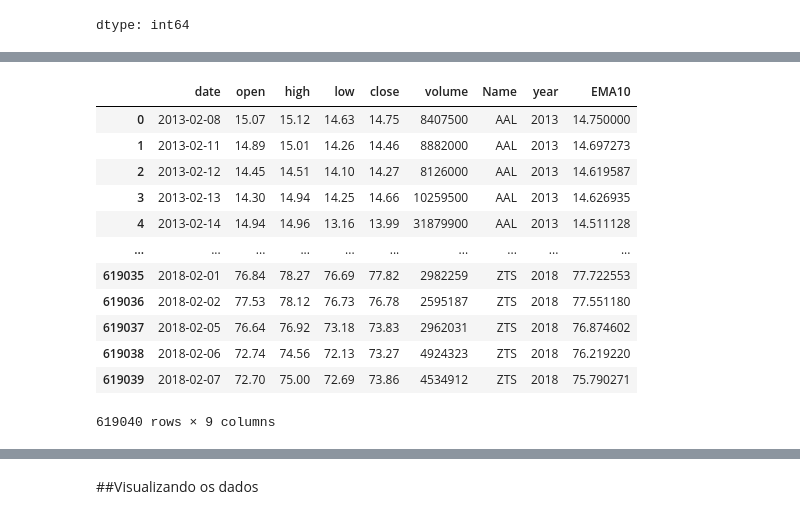
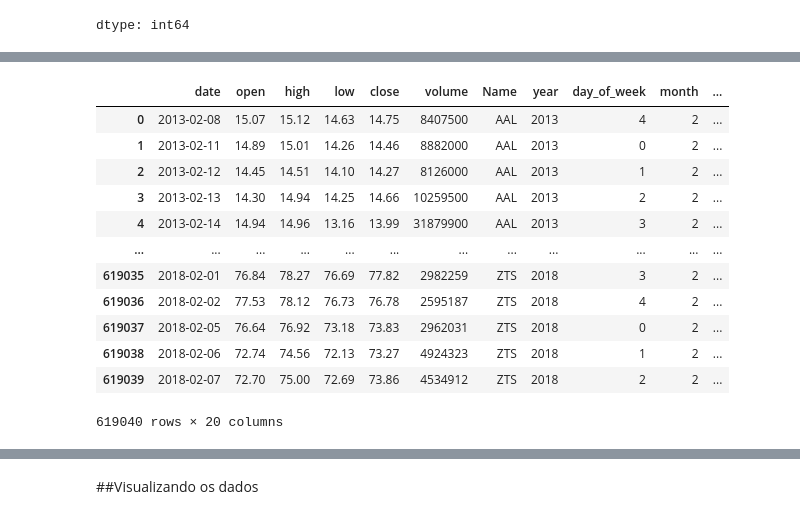
Before and after one commit to Vitor4818/StockTrendClassifier, a Jupyter notebook: StockTrendClassifier.ipynb, the cells around one changed output, grey strips where cells are left out. Cells and saved outputs as stored; diff of their text form; code cells hidden in the pictures.

```diff
--- a/StockTrendClassifier.ipynb
+++ b/StockTrendClassifier.ipynb
@@ -102,0 +89,8 @@ df
+# %%
+#Criando as colunas de datas
+df['year'] = pd.DatetimeIndex(df['date']).year
+df['date'] = pd.to_datetime(df['date'])
+df['day_of_week'] = df['date'].dt.dayofweek  # 0 = segunda, 4 = sexta
+df['month'] = df['date'].dt.month
+df['days_since_start'] = (df['date'] - df['date'].min()).dt.days
+df
@@ -102,0 +111,13 @@ df
+# %%
+#Criando coluna de média movel exponencial
+df['EMA14'] = df.groupby('Name')['close'].transform(lambda x: x.ewm(span=14, adjust=False).mean())
+
+#Criando coluna de Rolling média e desvio padrão de 5 dias
+df['rolling_mean_5'] = df.groupby('Name')['close'].transform(lambda x: x.rolling(window=5).mean())
+df['rolling_std_5'] = df.groupby('Name')['close'].transform(lambda x: x.rolling(window=5).std())
+
+#Criando coluna de Rolling média e desvio padrão de 14 dias
+df['rolling_mean_14'] = df.groupby('Name')['close'].transform(lambda x: x.rolling(window=14).mean())
+df['rolling_std_14'] = df.groupby('Name')['close'].transform(lambda x: x.rolling(window=14).std())
+
+df.head(30)
@@ -102,0 +142,7 @@ df
+# %%
+#Criando coluna de retorno, o que diz que diz se a ação valorizou ou não de um dia para o outro, e a coluna de retorno em % para saber quanto foi essa valorização/desvalorização
+df['return'] = df.groupby('Name')['close'].pct_change()
+df['return (%)'] = df.groupby('Name')['close'].pct_change()*100
+#Essa coluna representará o retorno do dia anterior, servirá para o modelo que será criado futuramente análisar os padrões
+df['return_shifted'] = df.groupby('Name')['return (%)'].shift(1)
+df
@@ -103,18 +163,31 @@ df
+# %%
+#Calcula o RSI (Relative Strength Index), indicador técnico usado para medir a força do movimento de preço
+#Vai ser usado como feature para ajudar o modelo a identificar possíveis pontos de reversão (sobrecompra/sobrevenda)
+def calculate_rsi(series, period=14):
+    delta = series.diff()
+    gain = delta.where(delta > 0, 0)
+    loss = -delta.where(delta < 0, 0)
+
+    avg_gain = gain.rolling(window=period).mean()
+    avg_loss = loss.rolling(window=period).mean()
+
+    rs = avg_gain / avg_loss
+    rsi = 100 - (100 / (1 + rs))
+    return rsi
 # %%
-#Criando coluna de média movel exponencial
-df['EMA10'] = df.groupby('Name')['close'].transform(lambda x: x.ewm(span=10, adjust=False).mean())
+df['RSI_14'] = df.groupby('Name')['close'].transform(lambda x: calculate_rsi(x))
 df
 # %% [output]
-|  | date | open | high | low | close | volume | Name | year | EMA10 |
-| 0 | 2013-02-08 | 15.07 | 15.12 | 14.63 | 14.75 | 8407500 | AAL | 2013 | 14.750000 |
-| 1 | 2013-02-11 | 14.89 | 15.01 | 14.26 | 14.46 | 8882000 | AAL | 2013 | 14.697273 |
-| 2 | 2013-02-12 | 14.45 | 14.51 | 14.10 | 14.27 | 8126000 | AAL | 2013 | 14.619587 |
-| 3 | 2013-02-13 | 14.30 | 14.94 | 14.25 | 14.66 | 10259500 | AAL | 2013 | 14.626935 |
-| 4 | 2013-02-14 | 14.94 | 14.96 | 13.16 | 13.99 | 31879900 | AAL | 2013 | 14.511128 |
-| ... | ... | ... | ... | ... | ... | ... | ... | ... | ... |
-| 619035 | 2018-02-01 | 76.84 | 78.27 | 76.69 | 77.82 | 2982259 | ZTS | 2018 | 77.722553 |
-| 619036 | 2018-02-02 | 77.53 | 78.12 | 76.73 | 76.78 | 2595187 | ZTS | 2018 | 77.551180 |
-| 619037 | 2018-02-05 | 76.64 | 76.92 | 73.18 | 73.83 | 2962031 | ZTS | 2018 | 76.874602 |
-| 619038 | 2018-02-06 | 72.74 | 74.56 | 72.13 | 73.27 | 4924323 | ZTS | 2018 | 76.219220 |
-| 619039 | 2018-02-07 | 72.70 | 75.00 | 72.69 | 73.86 | 4534912 | ZTS | 2018 | 75.790271 |
+|  | date | open | high | low | close | volume | Name | year | day_of_week | month | ... |
+| 0 | 2013-02-08 | 15.07 | 15.12 | 14.63 | 14.75 | 8407500 | AAL | 2013 | 4 | 2 | ... |
+| 1 | 2013-02-11 | 14.89 | 15.01 | 14.26 | 14.46 | 8882000 | AAL | 2013 | 0 | 2 | ... |
+| 2 | 2013-02-12 | 14.45 | 14.51 | 14.10 | 14.27 | 8126000 | AAL | 2013 | 1 | 2 | ... |
+| 3 | 2013-02-13 | 14.30 | 14.94 | 14.25 | 14.66 | 10259500 | AAL | 2013 | 2 | 2 | ... |
+| 4 | 2013-02-14 | 14.94 | 14.96 | 13.16 | 13.99 | 31879900 | AAL | 2013 | 3 | 2 | ... |
+| ... | ... | ... | ... | ... | ... | ... | ... | ... | ... | ... | ... |
+| 619035 | 2018-02-01 | 76.84 | 78.27 | 76.69 | 77.82 | 2982259 | ZTS | 2018 | 3 | 2 | ... |
+| 619036 | 2018-02-02 | 77.53 | 78.12 | 76.73 | 76.78 | 2595187 | ZTS | 2018 | 4 | 2 | ... |
+| 619037 | 2018-02-05 | 76.64 | 76.92 | 73.18 | 73.83 | 2962031 | ZTS | 2018 | 0 | 2 | ... |
+| 619038 | 2018-02-06 | 72.74 | 74.56 | 72.13 | 73.27 | 4924323 | ZTS | 2018 | 1 | 2 | ... |
+| 619039 | 2018-02-07 | 72.70 | 75.00 | 72.69 | 73.86 | 4534912 | ZTS | 2018 | 2 | 2 | ... |
-619040 rows × 9 columns
+619040 rows × 20 columns
```
Also changed, not shown: parts of 81 cells of this notebook.
